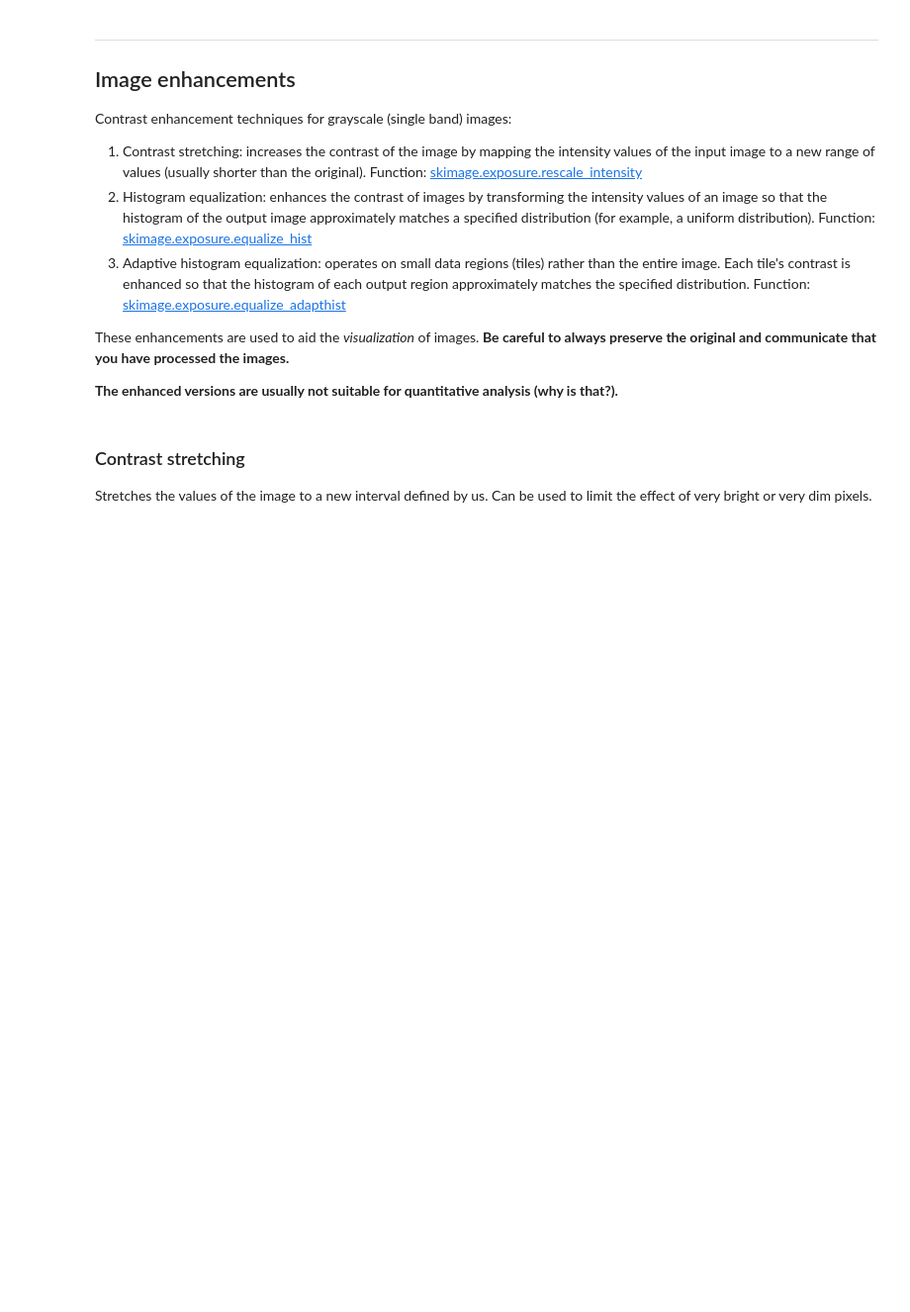
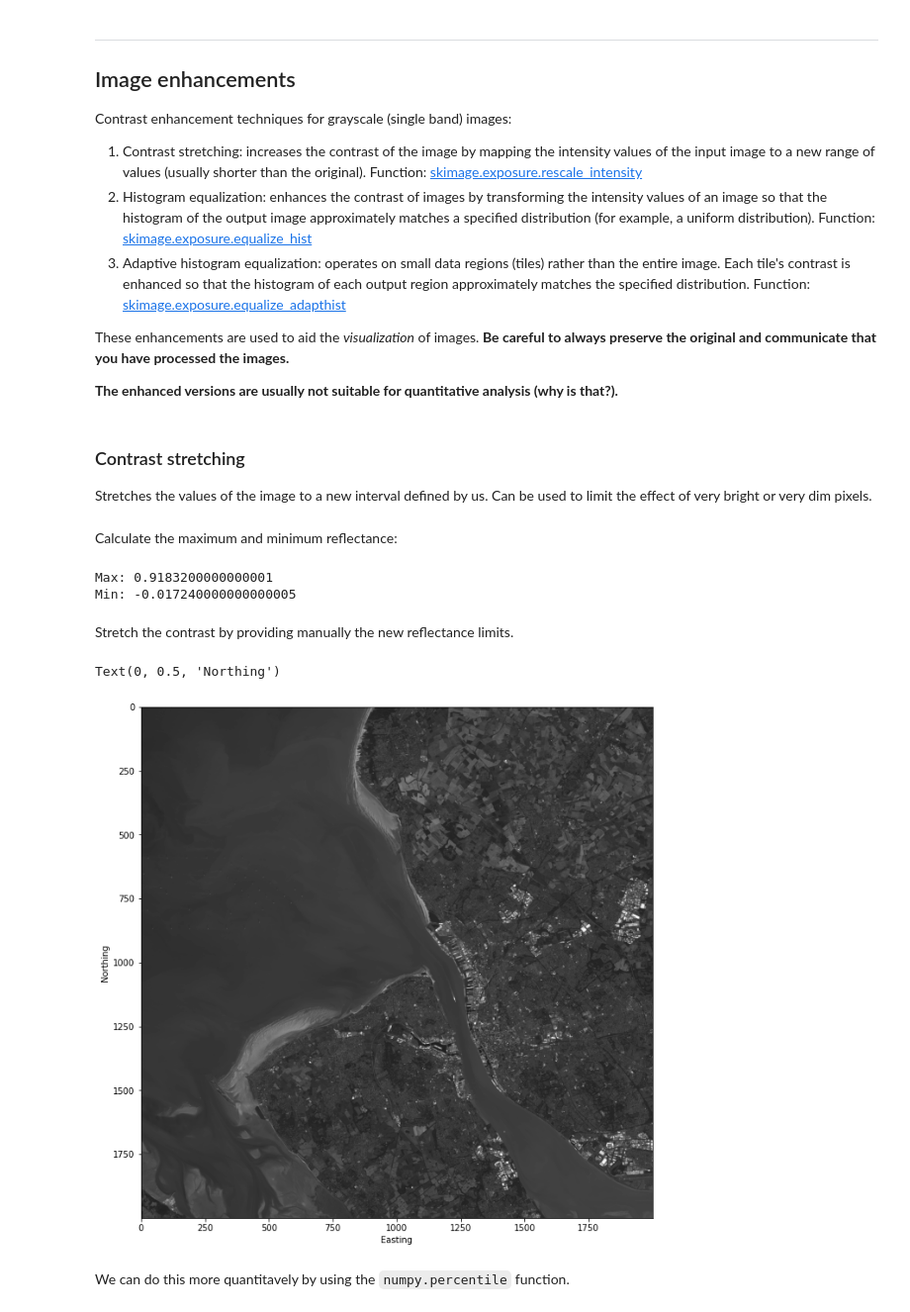
Before and after one commit to leouieda/remote-sensing, a Jupyter notebook: practicals/practical1.ipynb, the cells around one changed output. Shown at 99% size. Saved outputs shown, nothing was run; the diff lists cells and outputs as text; code cells hidden in the pictures; blank space fills up the shorter version.

```diff
--- a/practicals/practical1.ipynb
+++ b/practicals/practical1.ipynb
@@ -50,0 +173,27 @@ Stretches the values of the image to a new interval defined by us. Can be used t
+# %% [markdown]
+Calculate the maximum and minimum reflectance:
+# %%
+print("Max:", np.max(image_reflectance))
+print("Min:", np.min(image_reflectance))
+# %% [output]
+Max: 0.9183200000000001
+Min: -0.017240000000000005
+# %% [markdown]
+Stretch the contrast by providing manually the new reflectance limits.
+# %%
+# Note that the in_range needs to be defined with () not []
+# Google "Python tuple" to find out more
+image_rescaled_manual = skimage.exposure.rescale_intensity(image_reflectance, in_range=(0, 0.2))
+# %%
+# We can optionally set the figure with the "figsize" argument
+plt.figure(figsize=[14, 11])
+plt.imshow(image_rescaled_manual, cmap="gray")
+# The colorbar is no longer relevant because the
+# rescaled values aren't reflectance anymore.
+plt.xlabel("Easting")
+plt.ylabel("Northing")
+# %% [output]
+Text(0, 0.5, 'Northing')
+[figure, added]
+# %% [markdown]
+We can do this more quantitavely by using the `numpy.percentile` function.
```
Also changed, not shown: parts of 27 cells of this notebook.
